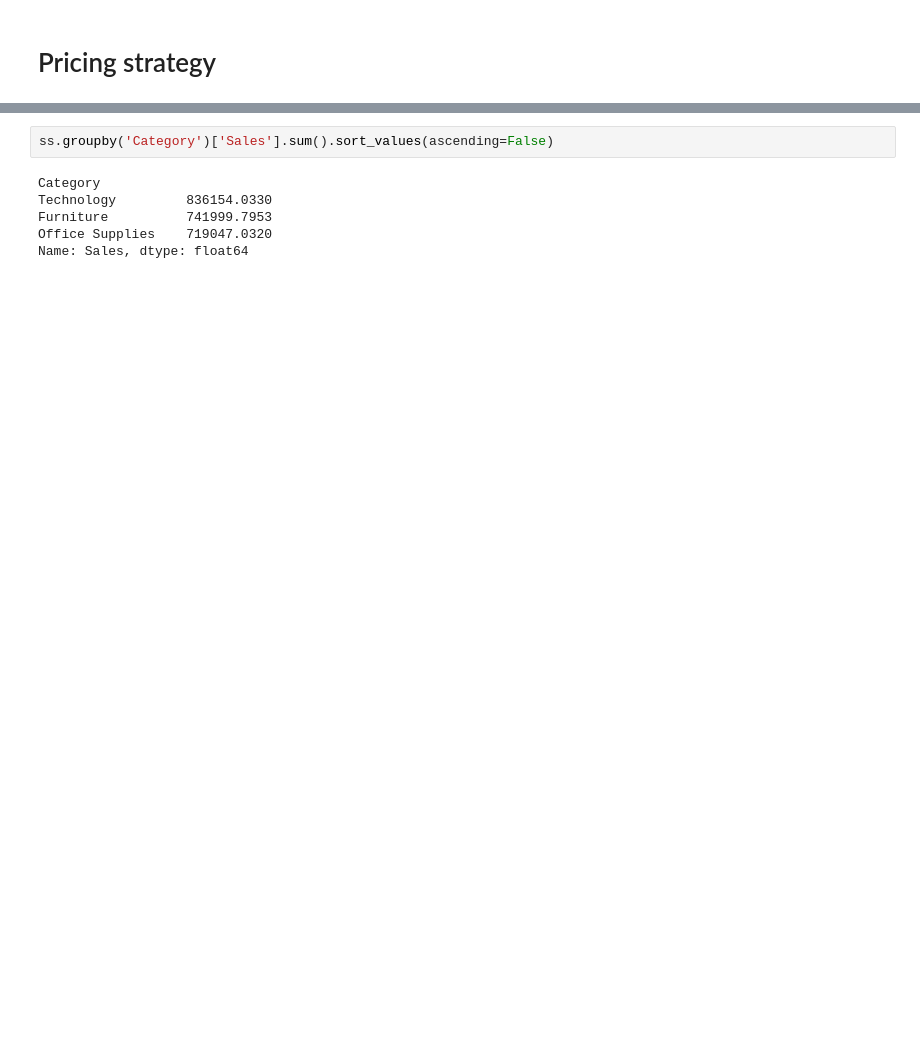
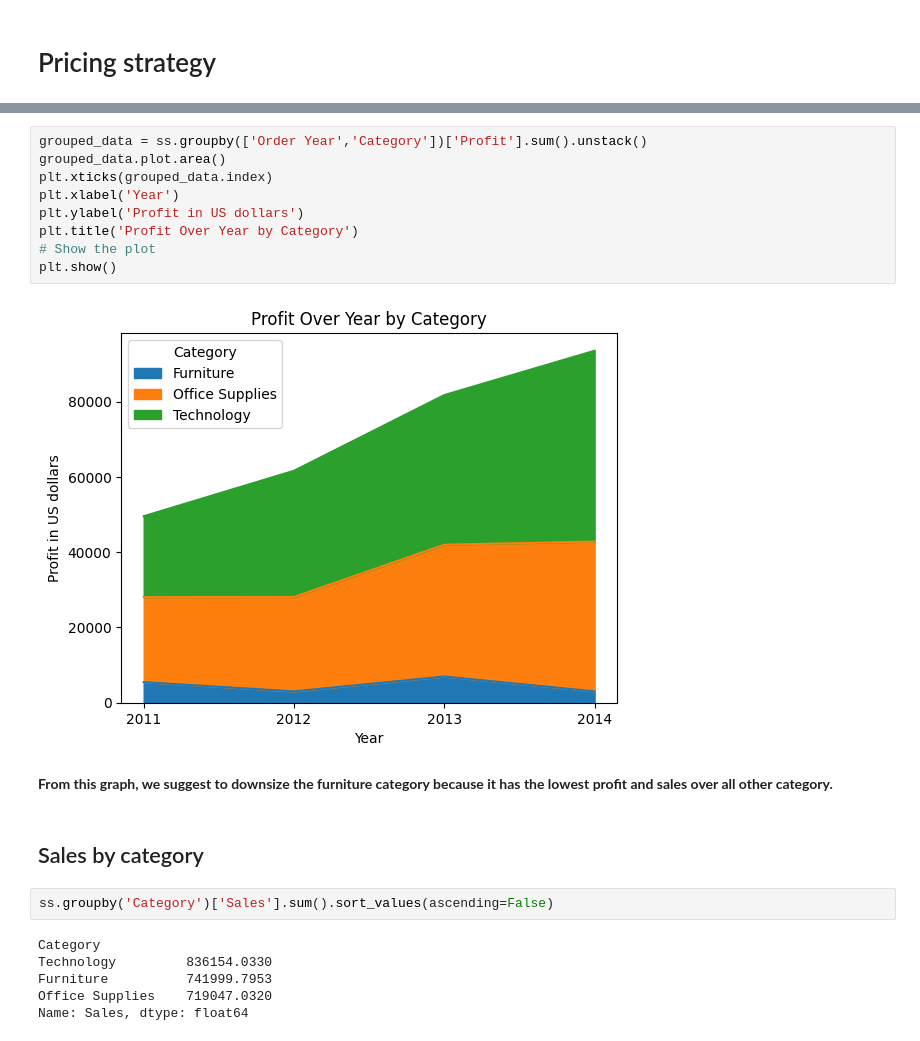
Before and after one commit to Krittapad12348/Superstore_Analysis, a Jupyter notebook: superstore_python.ipynb, the cells around one changed output, grey strips where cells are left out. Saved outputs shown, nothing was run; the diff lists cells and outputs as text; blank space fills up the shorter version.

```diff
--- a/superstore_python.ipynb
+++ b/superstore_python.ipynb
@@ -59,3 +220,19 @@ Sales by Category
+# %%
+grouped_data = ss.groupby(['Order Year','Category'])['Profit'].sum().unstack()
+grouped_data.plot.area()
+plt.xticks(grouped_data.index)
+plt.xlabel('Year')
+plt.ylabel('Profit in US dollars')
+plt.title('Profit Over Year by Category')
+# Show the plot
+plt.show()
+# %% [output]
+[figure, added]
+# %% [markdown]
+
+**From this graph, we suggest to downsize the furniture category because it has the lowest profit and sales over all other category.**
+# %% [markdown]
+## Sales by category
 # %%
 ss.groupby('Category')['Sales'].sum().sort_values(ascending=False)
 # %% [output]
```
Also changed, not shown: parts of 93 cells of this notebook.
